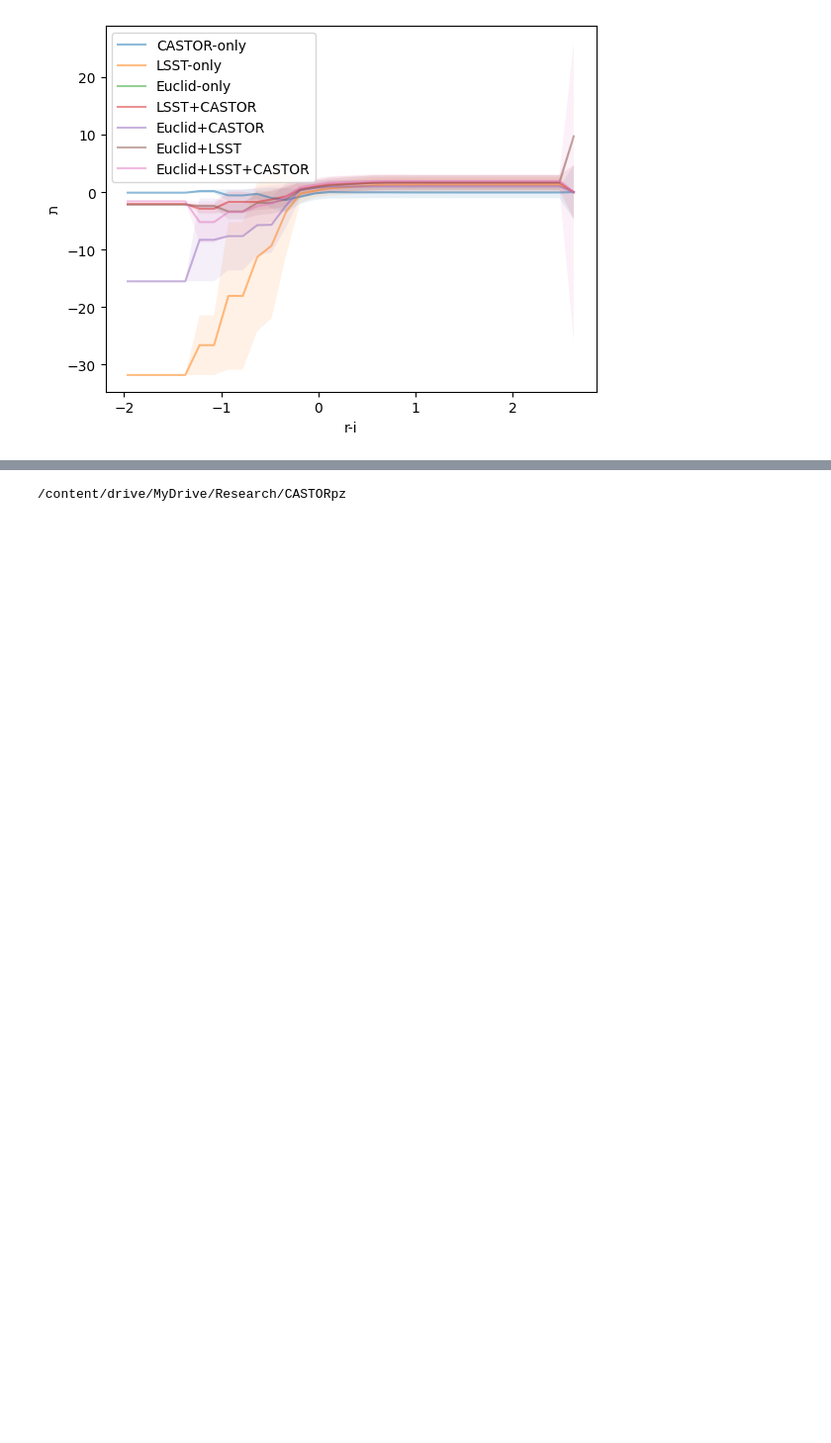
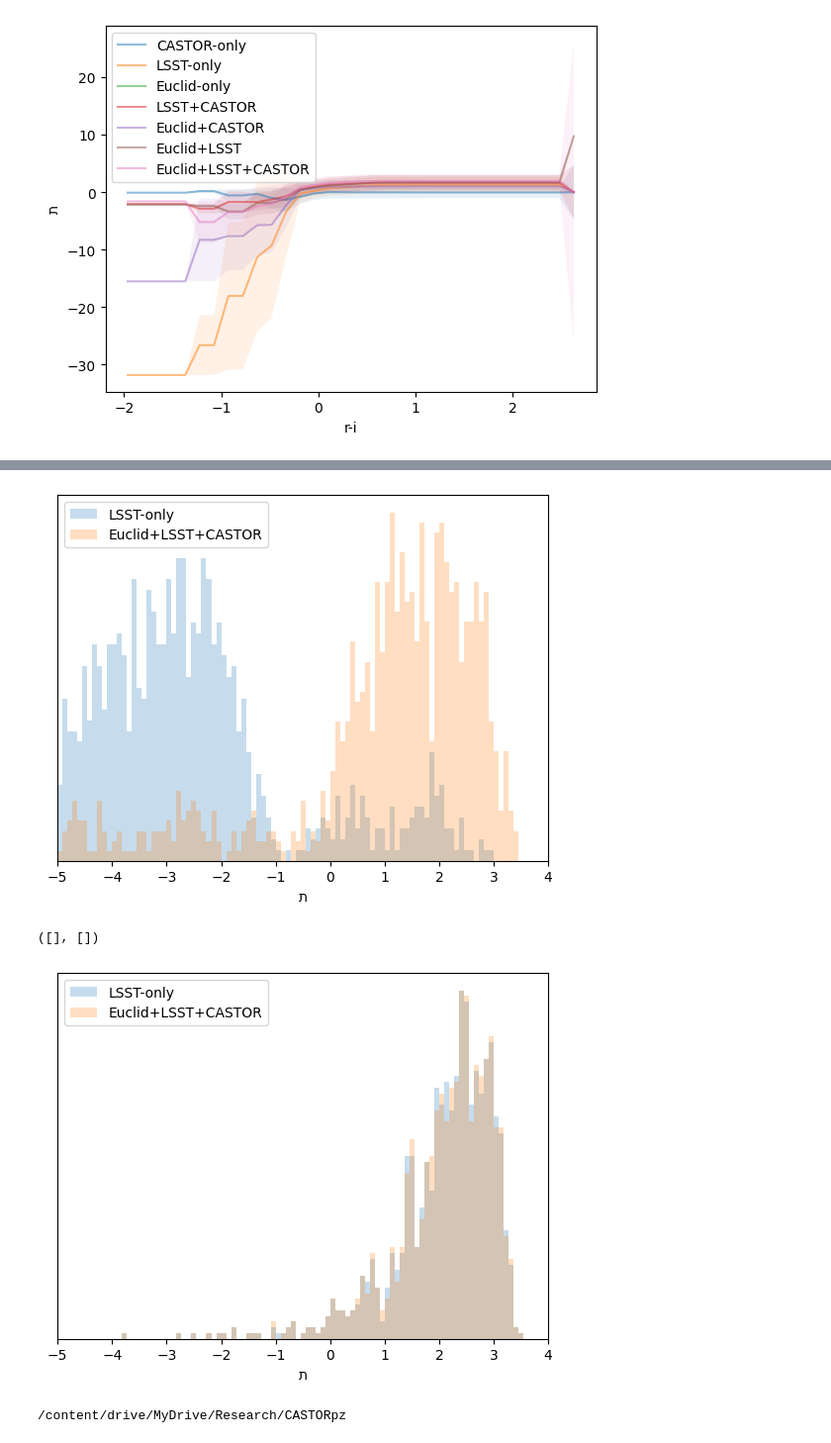
Before and after one commit to aimalz/CASTORpz, a Jupyter notebook: TheLastMetric.ipynb, the cells around one changed output, grey strips where cells are left out. Shown at 99% size. Drawn from its saved outputs; the diff is of its cells as text; code cells hidden in the pictures; blank space fills up the shorter version.

```diff
--- a/TheLastMetric.ipynb
+++ b/TheLastMetric.ipynb
@@ -839,3 +881,24 @@ Text(0, 0.5, 'ת')
+# %%
+available_os = ['LSST-only', 'Euclid+LSST+CASTOR']
+
+for os in available_os:
+  plt.hist(just_tav[os][worst_galaxies], alpha=0.25, label=os, density=True, bins=np.linspace(-5, 4, 100))
+plt.legend()
+plt.xlim(-5,4)
+plt.xlabel(chr(0x05ea))#r'$\mathbb{E}_{z, x_{phot}} \left[ q_\theta(z | x_{phot}) \right]$')
+plt.yticks([])
+plt.show()
+
+for os in available_os:
+  plt.hist(just_tav[os][best_galaxies], alpha=0.25, label=os, density=True, bins=np.linspace(-5, 4, 100))
+plt.legend()
+plt.xlim(-5,4)
+plt.xlabel(chr(0x05ea))#r'$\mathbb{E}_{z, x_{phot}} \left[ q_\theta(z | x_{phot}) \right]$')
+plt.yticks([])
+# %% [output]
+[figure, added]
+([], [])
+[figure, added]
 # %%
 # loss
 # %%
```
Also changed, not shown: parts of 5 cells of this notebook.
